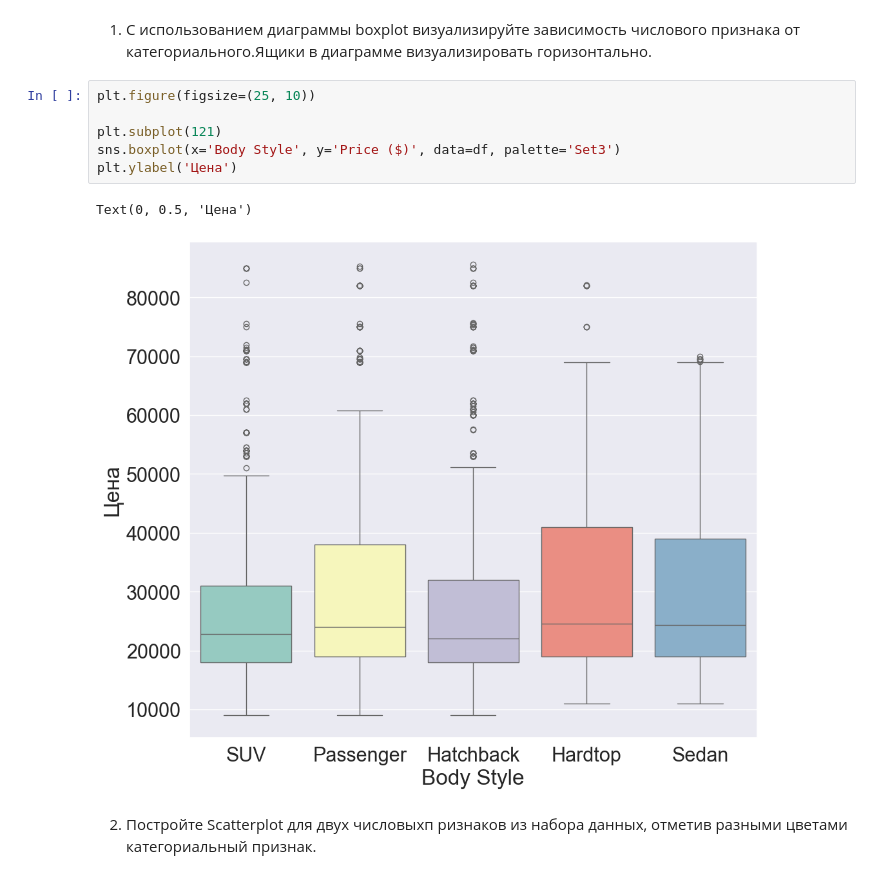
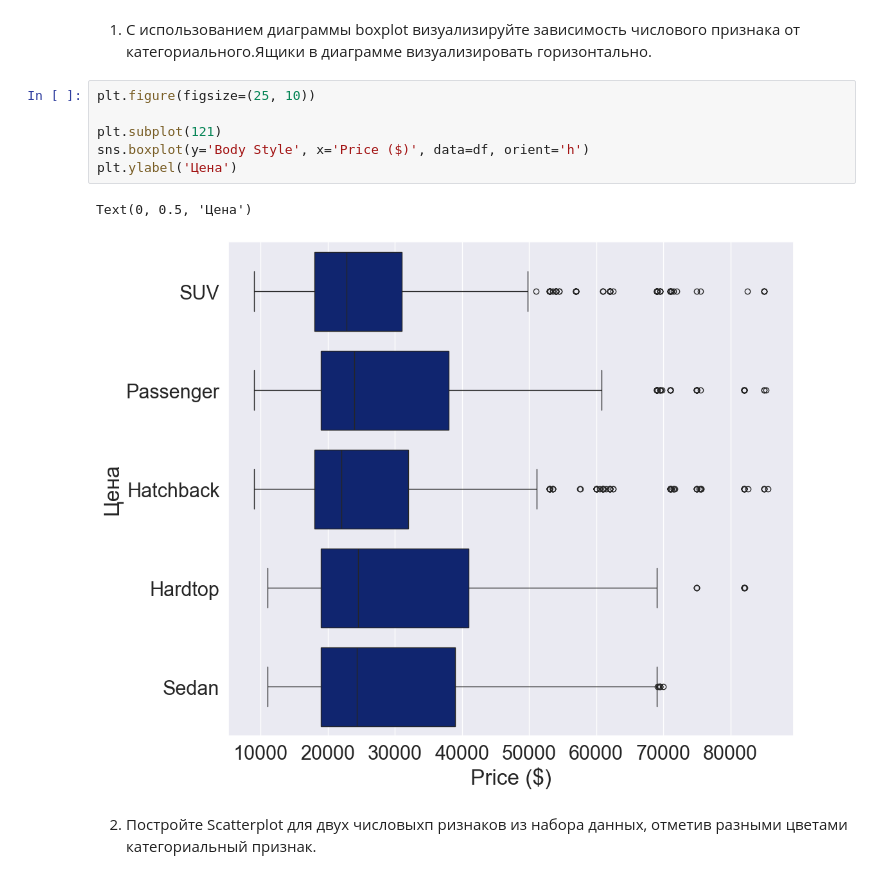
Before and after one commit to chebandenis/DZ_innopolis, a Jupyter notebook: visualisation.ipynb, the cells around one changed output. Drawn from its saved outputs; the diff is of its cells as text.

Commit message:
horisont box plot  in visualisation.ipynb

```diff
--- a/visualisation.ipynb
+++ b/visualisation.ipynb
@@ -76,12 +76,12 @@ df.head()
 # %%
 plt.figure(figsize=(25, 10))
 
 plt.subplot(121)
-sns.boxplot(x='Body Style', y='Price ($)', data=df, palette='Set3')
+sns.boxplot(y='Body Style', x='Price ($)', data=df, orient='h')
 plt.ylabel('Цена')
 # %% [output]
 Text(0, 0.5, 'Цена')
-[figure, old version]
+[figure, new version]
 # %% [markdown]
 2. Постройте Scatterplot для двух числовыхп ризнаков из набора данных, отметив разными цветами категориальный признак.
 # %% [markdown]
```
